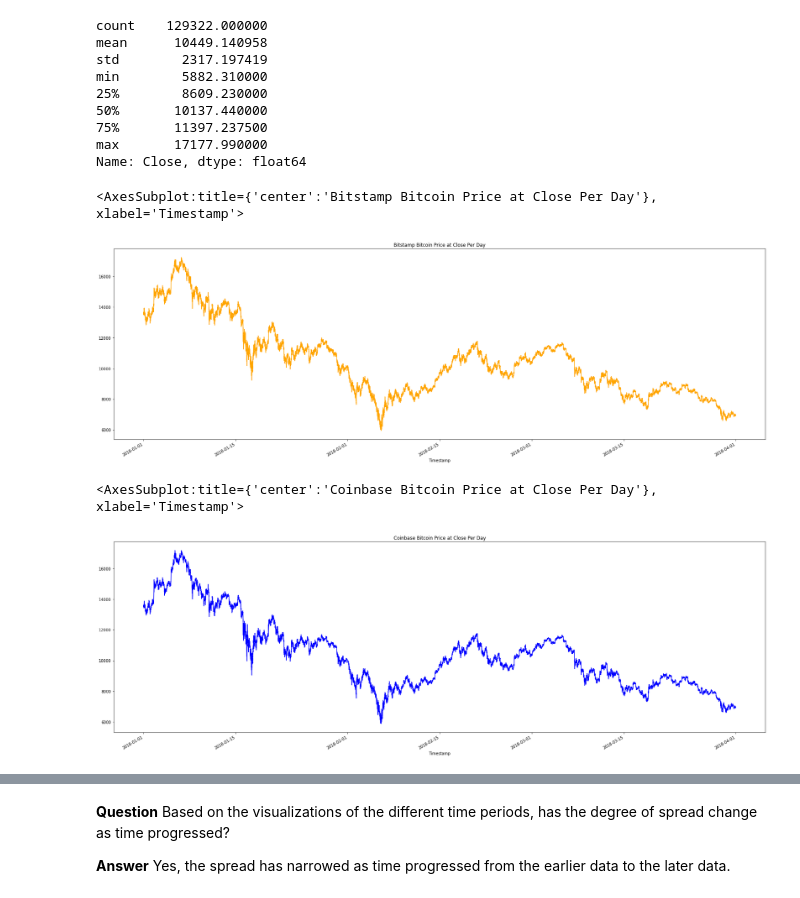
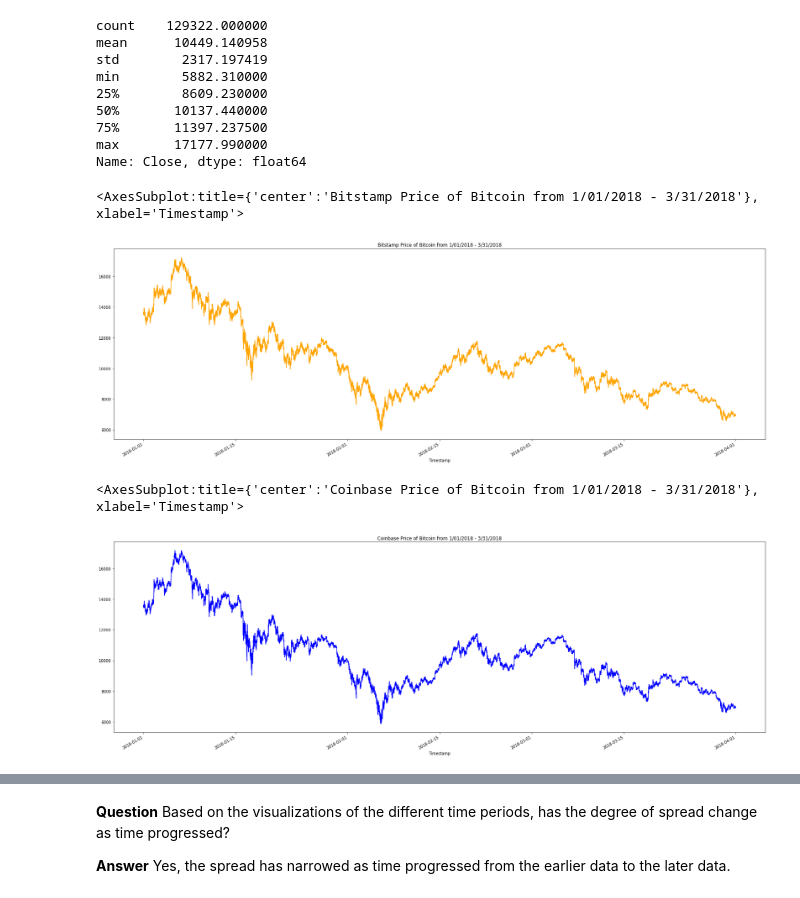
Before and after one commit to jkang1990amg/Challenge-3-Crypo-Arbitrage, a Jupyter notebook: crypto_arbitrage.ipynb, the cells around one changed output, grey strips where cells are left out. Cells and saved outputs as stored; diff of their text form; code cells hidden in the pictures.

```diff
--- a/crypto_arbitrage.ipynb
+++ b/crypto_arbitrage.ipynb
@@ -319,17 +319,17 @@ Name: Close, dtype: float64
 # %%
 # Create a line plot for the bitstamp DataFrame for the full length of time in the dataset
 # Be sure that the figure size, title, and color are tailored to each visualization
-bitstamp_sliced.plot(figsize = (30,10), title = "Bitstamp Bitcoin Price at Close Per Day", color = "orange")
+bitstamp_sliced.plot(figsize = (30,10), title = "Bitstamp Price of Bitcoin from 1/01/2018 - 3/31/2018", color = "orange")
 # %% [output]
-<AxesSubplot:title={'center':'Bitstamp Bitcoin Price at Close Per Day'}, xlabel='Timestamp'>
+<AxesSubplot:title={'center':'Bitstamp Price of Bitcoin from 1/01/2018 - 3/31/2018'}, xlabel='Timestamp'>
-[figure, old version]
+[figure, new version]
 # %%
 # Create a line plot for the coinbase DataFrame for the full length of time in the dataset
 # Be sure that the figure size, title, and color are tailored to each visualization
-coinbase_sliced.plot(figsize = (30,10), title = "Coinbase Bitcoin Price at Close Per Day", color = "blue")
+coinbase_sliced.plot(figsize = (30,10), title = "Coinbase Price of Bitcoin from 1/01/2018 - 3/31/2018", color = "blue")
 # %% [output]
-<AxesSubplot:title={'center':'Coinbase Bitcoin Price at Close Per Day'}, xlabel='Timestamp'>
+<AxesSubplot:title={'center':'Coinbase Price of Bitcoin from 1/01/2018 - 3/31/2018'}, xlabel='Timestamp'>
-[figure, old version]
+[figure, new version]
 # %%
 # Overlay the visualizations for the bitstamp and coinbase DataFrames in one plot
 # The plot should visualize the prices over the full lenth of the dataset
```
Also changed, not shown: parts of 14 cells of this notebook.
